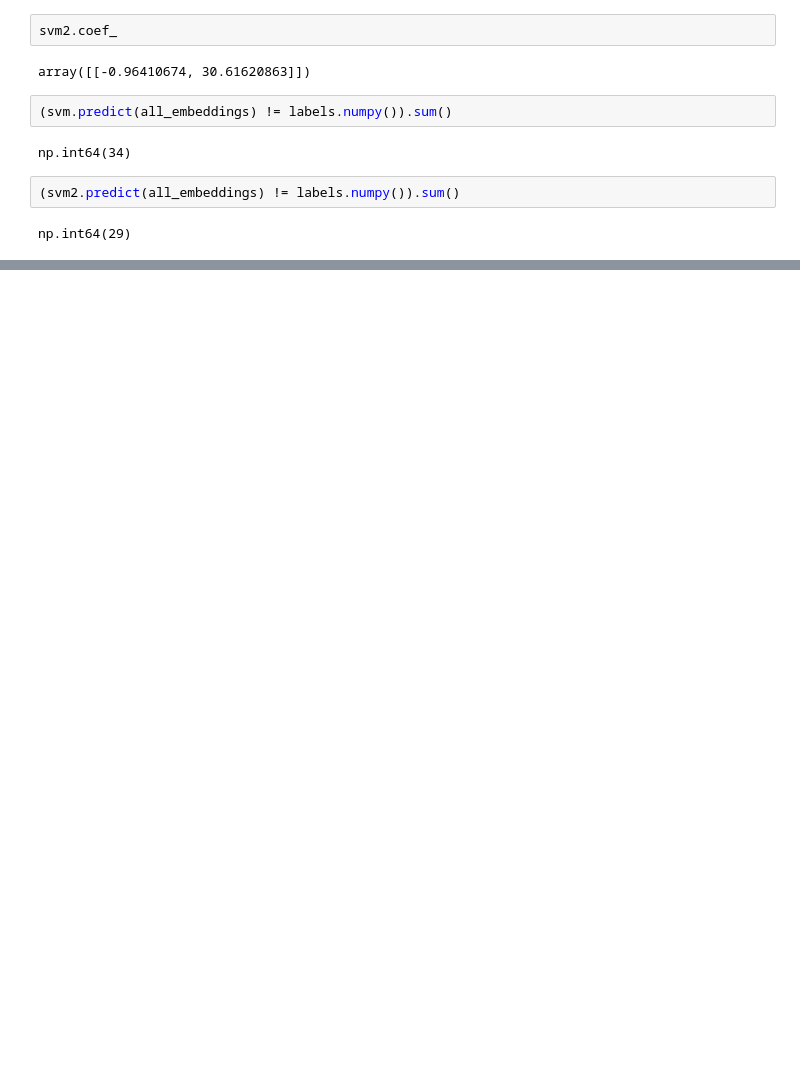
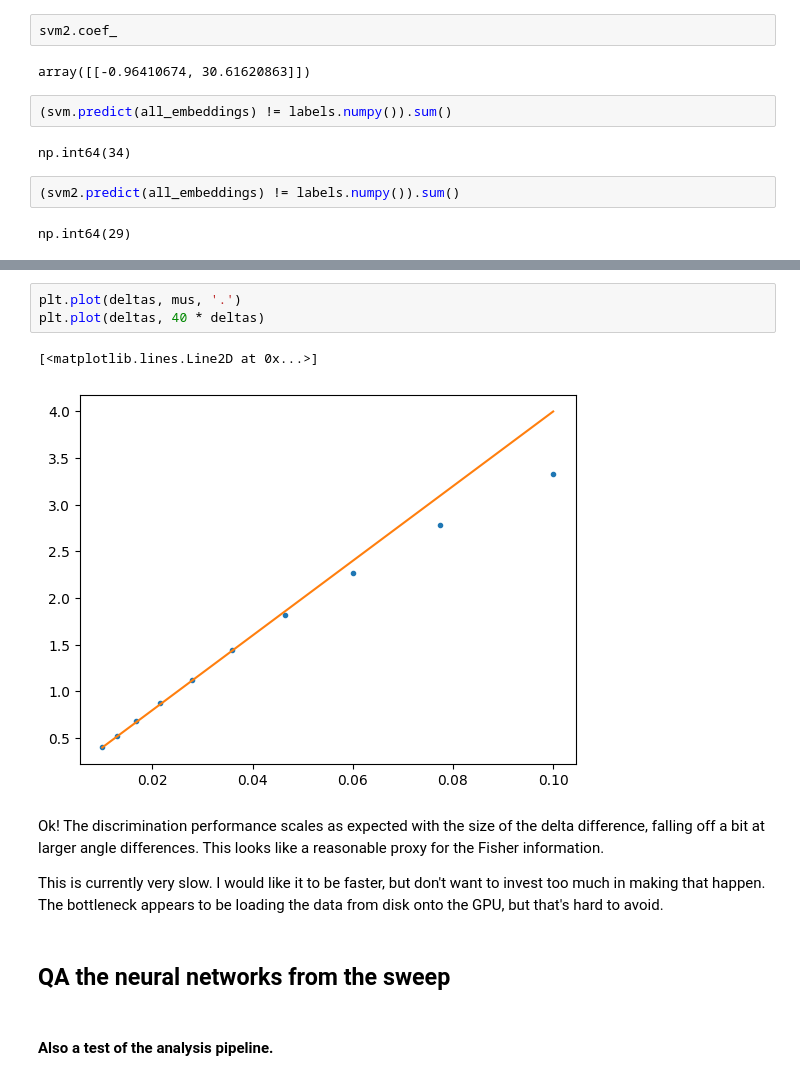
Before and after one commit to lrast/angleFinetuning, a Jupyter notebook: notebooks/0.0-NotesFromInitial.ipynb, the cells around one changed output, grey strips where cells are left out. Drawn from its saved outputs; the diff is of its cells as text; blank space fills up the shorter version.

```diff
--- a/notebooks/0.0-NotesFromInitial.ipynb
+++ b/notebooks/0.0-NotesFromInitial.ipynb
@@ -289,0 +208,15 @@ def dprime_projected_robust(X0, X1, direction=None, pooled=True, use_mad=True):
+# %%
+plt.plot(deltas, mus, '.')
+plt.plot(deltas, 40 * deltas)
+# %% [output]
+[<matplotlib.lines.Line2D at 0x...>]
+[figure, added]
+# %% [markdown]
+Ok! The discrimination performance scales as expected with the size of the delta difference, falling off a bit at larger angle differences. This looks like a reasonable proxy for the Fisher information.
+
+This is currently very slow. I would like it to be faster, but don't want to invest too much in making that happen.
+The bottleneck appears to be loading the data from disk onto the GPU, but that's hard to avoid.
+# %% [markdown]
+## QA the neural networks from the sweep
+# %% [markdown]
+#### Also a test of the analysis pipeline.
```
Also changed, not shown: parts of 84 cells of this notebook, 5 other files.
